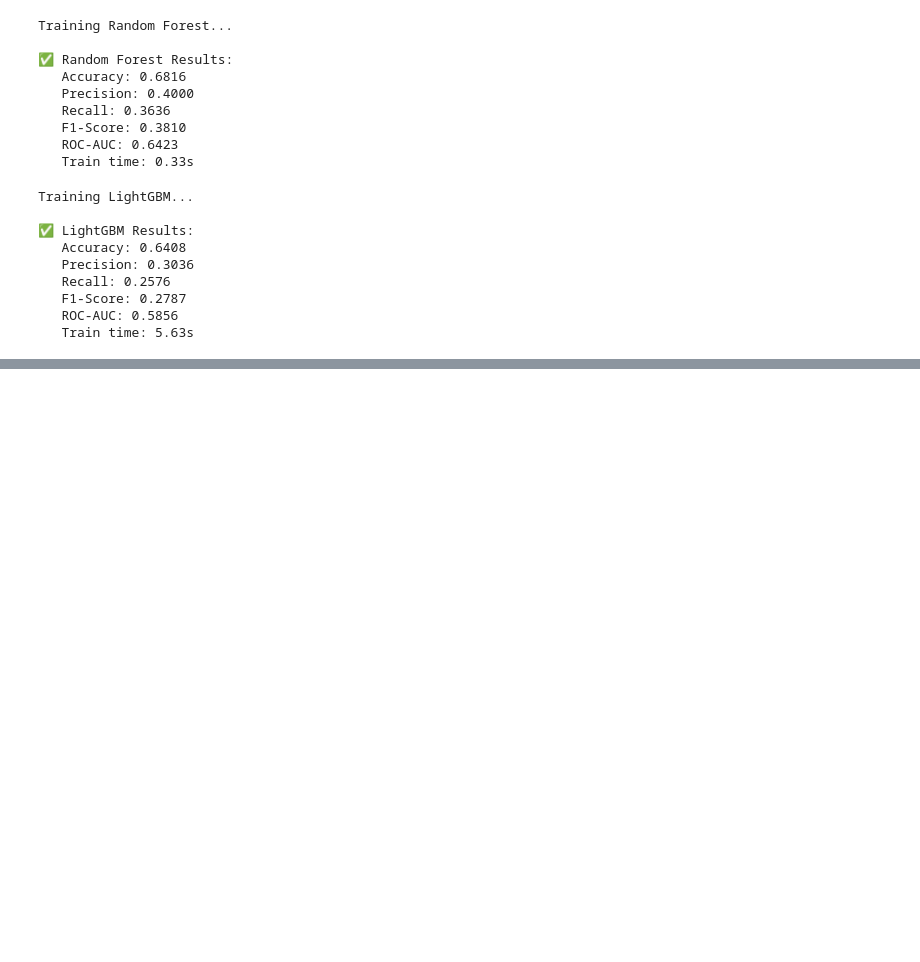
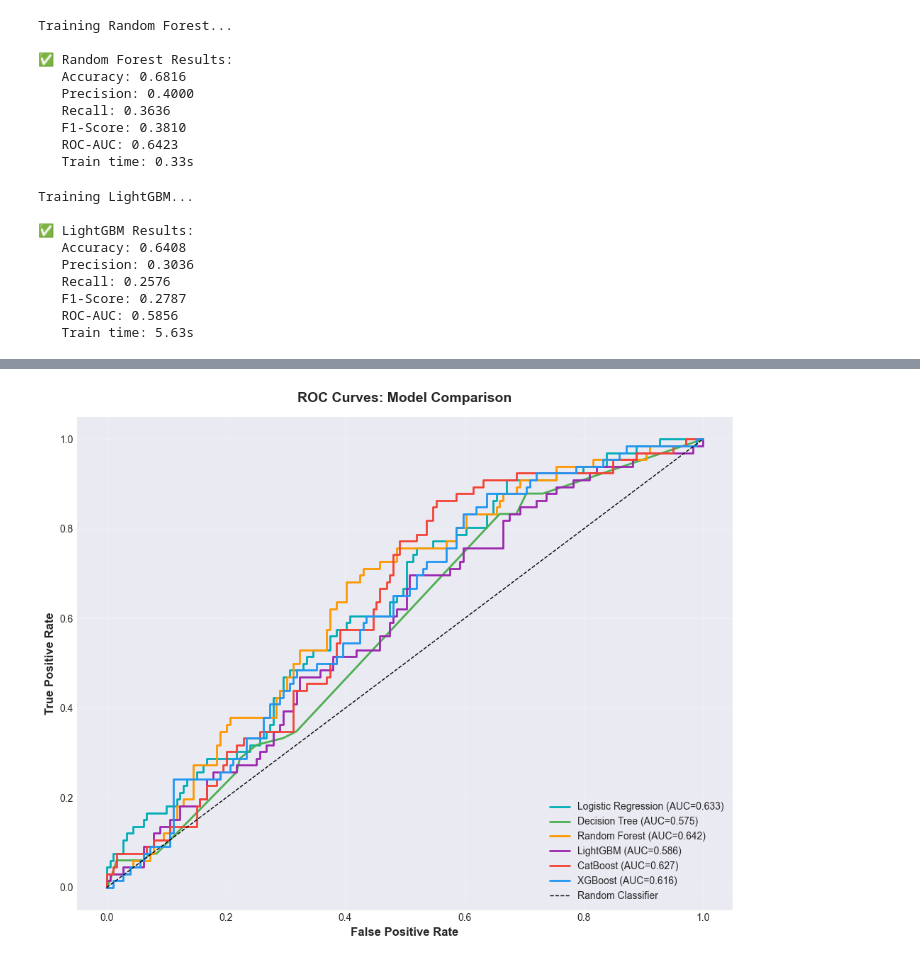
Before and after one commit to HarpinderC/ML-Business-Intelligence, a Jupyter notebook: customer-retention-analysis/notebooks/04_churn_modeling.ipynb, the cells around one changed output, grey strips where cells are left out. Cells and saved outputs as stored; diff of their text form; code cells hidden in the pictures; blank space fills up the shorter version.

```diff
--- a/customer-retention-analysis/notebooks/04_churn_modeling.ipynb
+++ b/customer-retention-analysis/notebooks/04_churn_modeling.ipynb
@@ -441,0 +593,24 @@ Training LightGBM...
+# %%
+# ┌────────────────────────────────────────────────────────────┐
+# │ ROC Curves Comparison                                      │
+# └────────────────────────────────────────────────────────────┘
+
+fig, ax = plt.subplots(figsize=(10, 8))
+
+for i, results in enumerate(all_results):
+    fpr, tpr, _ = roc_curve(y_test, results['y_pred_proba'])
+    ax.plot(fpr, tpr, label=f"{results['model_name']} (AUC={results['roc_auc']:.3f})",
+            linewidth=2, color=colors[i])
+
+ax.plot([0, 1], [0, 1], 'k--', linewidth=1, label='Random Classifier')
+ax.set_xlabel('False Positive Rate', fontsize=12, fontweight='bold')
+ax.set_ylabel('True Positive Rate', fontsize=12, fontweight='bold')
+ax.set_title('ROC Curves: Model Comparison', fontsize=14, fontweight='bold', pad=15)
+ax.legend(loc='lower right', fontsize=10)
+ax.grid(alpha=0.3)
+
+plt.tight_layout()
+plt.savefig(DIR_FIGURES / '23_roc_curves.png', dpi=300, bbox_inches='tight')
+plt.show()
+# %% [output]
+[figure, added]
```
Also changed, not shown: parts of 15 cells of this notebook, 5 other files.
